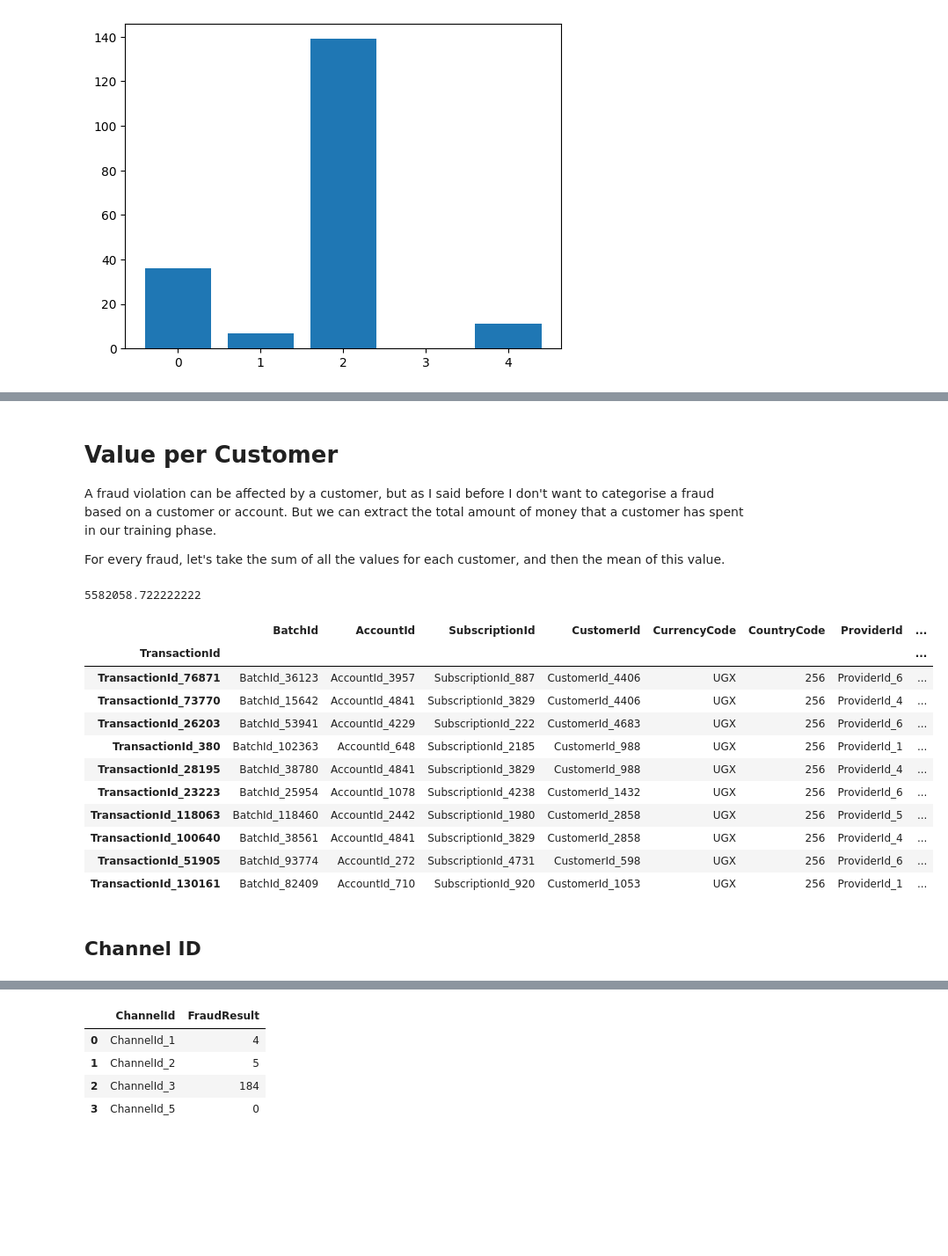
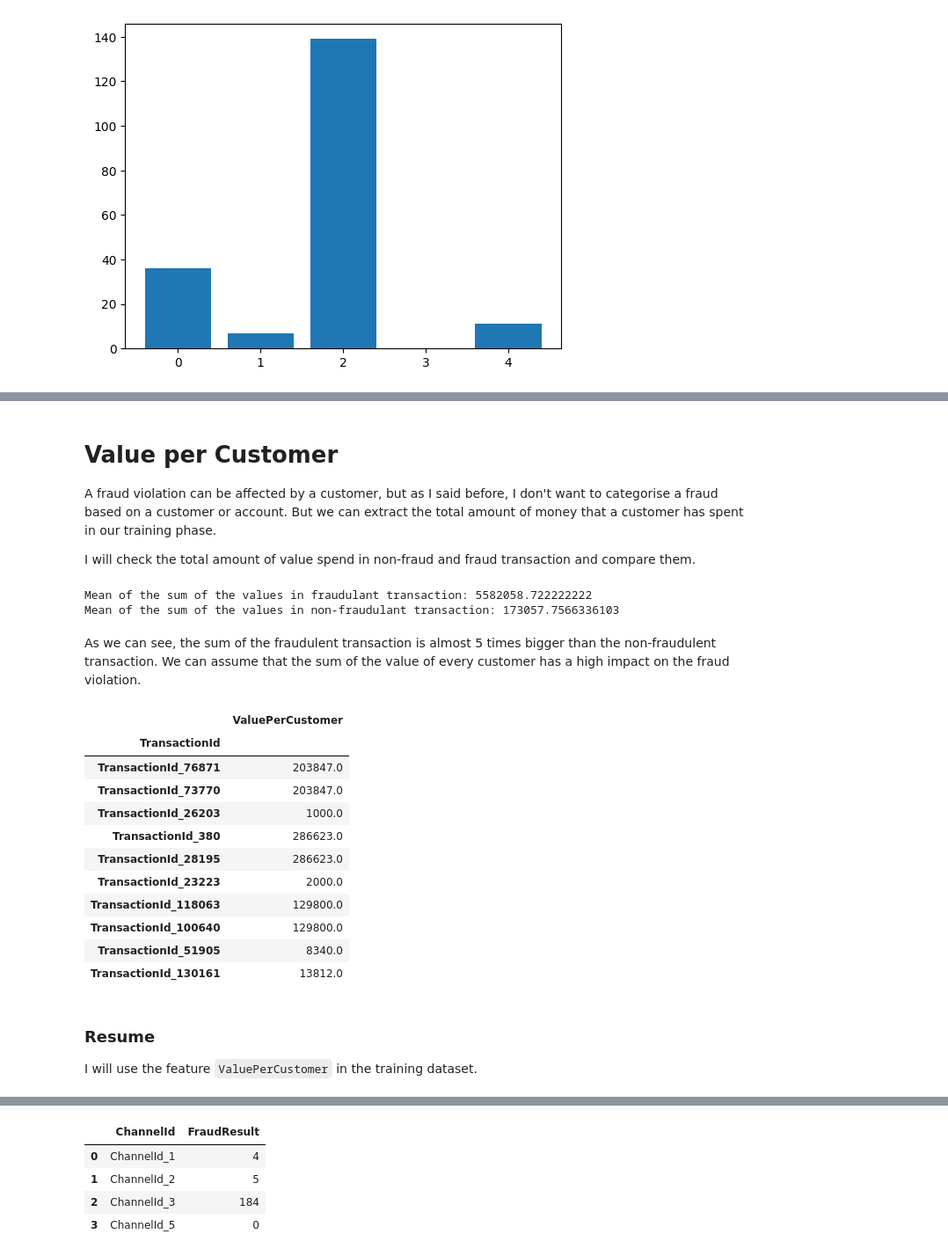
Before and after one commit to alex210501/AI5L-L1-FraudDetection, a Jupyter notebook: ml_project.ipynb, the cells around one changed output, grey strips where cells are left out. Shown at 88% size. Saved outputs shown, nothing was run; the diff lists cells and outputs as text; code cells hidden in the pictures; blank space fills up the shorter version.

```diff
--- a/ml_project.ipynb
+++ b/ml_project.ipynb
@@ -516,15 +477,25 @@ As we can see, you have some `ChannelId` that get more fraud violation. We can c
 # %% [markdown]
 # Value per Customer
 
-A fraud violation can be affected by a customer, but as I said before I don't want to categorise a fraud based on a customer or account. But we can extract the total amount of money that a customer has spent in our training phase.
+A fraud violation can be affected by a customer, but as I said before, I don't want to categorise a fraud based on a customer or account. But we can extract the total amount of money that a customer has spent in our training phase.
 
-For every fraud, let's take the sum of all the values for each customer, and then the mean of this value.
+I will check the total amount of value spend in non-fraud and fraud transaction and compare them.
-# %%
-fraud_values = training_data[training_data['FraudResult'] == 1].groupby('CustomerId')[['Value']].sum()
-fraud_values_mean = fraud_values['Value'].mean()
-print(fraud_values_mean)
-# %% [output]
-5582058.722222222
+# %%
+# Fraud values
+fraud_values = training_data[training_data['FraudResult'] == 1].groupby('CustomerId')[['Value']].sum()
+fraud_values_mean = fraud_values['Value'].mean()
+
+# Non fraud values
+non_fraud_values = training_data[training_data['FraudResult'] == 0].groupby('CustomerId')[['Value']].sum()
+non_fraud_values_mean = non_fraud_values['Value'].mean()
+
+print(f'Mean of the sum of the values in fraudulant transaction: {fraud_values_mean}')
+print(f'Mean of the sum of the values in non-fraudulant transaction: {non_fraud_values_mean}')
+# %% [output]
+Mean of the sum of the values in fraudulant transaction: 5582058.722222222
+Mean of the sum of the values in non-fraudulant transaction: 173057.7566336103
+# %% [markdown]
+As we can see, the sum of the fraudulent transaction is almost 5 times bigger than the non-fraudulent transaction. We can assume that the sum of the value of every customer has a high impact on the fraud violation.
 # %%
 def get_value_per_customer(destination):
     # Get sum of each value for every customer
@@ -538,19 +509,21 @@ def get_value_per_customer(destination):
 # %%
 training_data_copy = get_value_per_customer(training_data.copy())
 
-training_data_copy.head(10)
+training_data_copy[['ValuePerCustomer']].head(10)
 # %% [output]
-|  | BatchId | AccountId | SubscriptionId | CustomerId | CurrencyCode | CountryCode | ProviderId | ... |
-| TransactionId |  |  |  |  |  |  |  | ... |
-| TransactionId_76871 | BatchId_36123 | AccountId_3957 | SubscriptionId_887 | CustomerId_4406 | UGX | 256 | ProviderId_6 | ... |
-| TransactionId_73770 | BatchId_15642 | AccountId_4841 | SubscriptionId_3829 | CustomerId_4406 | UGX | 256 | ProviderId_4 | ... |
-| TransactionId_26203 | BatchId_53941 | AccountId_4229 | SubscriptionId_222 | CustomerId_4683 | UGX | 256 | ProviderId_6 | ... |
-| TransactionId_380 | BatchId_102363 | AccountId_648 | SubscriptionId_2185 | CustomerId_988 | UGX | 256 | ProviderId_1 | ... |
-| TransactionId_28195 | BatchId_38780 | AccountId_4841 | SubscriptionId_3829 | CustomerId_988 | UGX | 256 | ProviderId_4 | ... |
-| TransactionId_23223 | BatchId_25954 | AccountId_1078 | SubscriptionId_4238 | CustomerId_1432 | UGX | 256 | ProviderId_6 | ... |
-| TransactionId_118063 | BatchId_118460 | AccountId_2442 | SubscriptionId_1980 | CustomerId_2858 | UGX | 256 | ProviderId_5 | ... |
-| TransactionId_100640 | BatchId_38561 | AccountId_4841 | SubscriptionId_3829 | CustomerId_2858 | UGX | 256 | ProviderId_4 | ... |
-| TransactionId_51905 | BatchId_93774 | AccountId_272 | SubscriptionId_4731 | CustomerId_598 | UGX | 256 | ProviderId_6 | ... |
-| TransactionId_130161 | BatchId_82409 | AccountId_710 | SubscriptionId_920 | CustomerId_1053 | UGX | 256 | ProviderId_1 | ... |
+|  | ValuePerCustomer |
+| TransactionId |  |
+| TransactionId_76871 | 203847.0 |
+| TransactionId_73770 | 203847.0 |
+| TransactionId_26203 | 1000.0 |
+| TransactionId_380 | 286623.0 |
+| TransactionId_28195 | 286623.0 |
+| TransactionId_23223 | 2000.0 |
+| TransactionId_118063 | 129800.0 |
+| TransactionId_100640 | 129800.0 |
+| TransactionId_51905 | 8340.0 |
+| TransactionId_130161 | 13812.0 |
-# %% [markdown]
-## Channel ID
+# %% [markdown]
+### Resume
+
+I will use the feature `ValuePerCustomer` in the training dataset.
```
Also changed, not shown: parts of 75 cells of this notebook, 3 other files.
